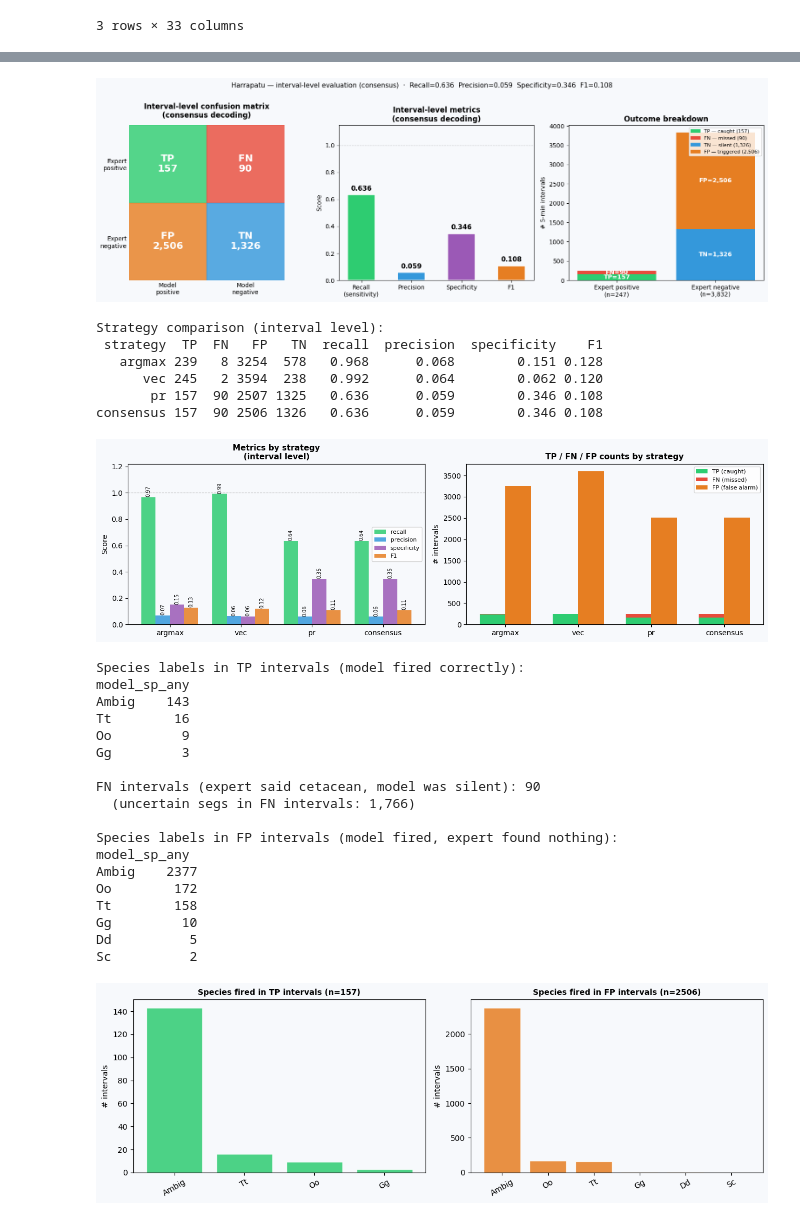
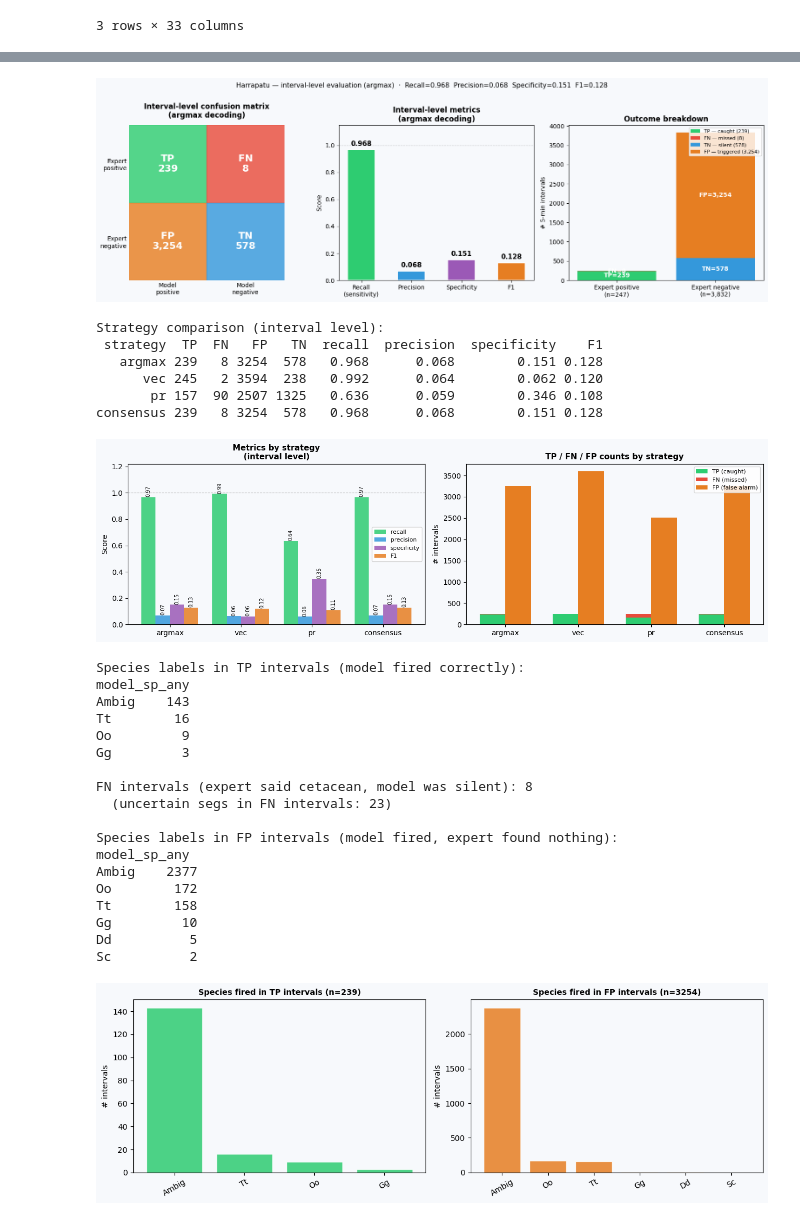
Before and after one commit to miriampaula/cet-det, a Jupyter notebook: inference/inference_harrapatu/comparison/harrapatu_wav_eval.ipynb, the cells around one changed output, grey strips where cells are left out. Saved outputs shown, nothing was run; the diff lists cells and outputs as text; code cells hidden in the pictures.

Commit message:
consensus -> argmax for harrapatu

```diff
--- a/inference/inference_harrapatu/comparison/harrapatu_wav_eval.ipynb
+++ b/inference/inference_harrapatu/comparison/harrapatu_wav_eval.ipynb
@@ -422,3 +424,34 @@ Saved segment-level inspector CSV → harrapatu_comparison_5min_v1_segments.csv
 | 1 | 6338.251010055958.wav | 251010055958 | 1 | 5.0 | background | background | background | background | 3.220333e-08 | ... |
 | 2 | 6338.251010055958.wav | 251010055958 | 2 | 10.0 | background | background | background | background | 3.921767e-05 | ... |
 3 rows × 33 columns
+# %%
+# ── 3b. Promote argmax as the operating strategy ──────────────────────────────
+# Cell 3 showed all three strategies; argmax is chosen as the operating point
+# (best recall, no silent-rejection pathology from miscalibrated PR thresholds).
+# All downstream cells (B, C, E, F) use TP/FN/FP/TN from argmax from here on.
+
+ivl['outcome'] = ivl.apply(
+    lambda row: (
+        'TP' if row['exp_positive']  and row['model_pos_argmax'] else
+        'FN' if row['exp_positive']  and not row['model_pos_argmax'] else
+        'FP' if not row['exp_positive'] and row['model_pos_argmax'] else
+        'TN'
+    ), axis=1
+)
+ivl['model_positive'] = ivl['model_pos_argmax']
+
+cts = ivl['outcome'].value_counts()
+TP = int(cts.get('TP', 0)); FN = int(cts.get('FN', 0))
+FP = int(cts.get('FP', 0)); TN = int(cts.get('TN', 0))
+
+recall      = TP / (TP + FN) if (TP + FN) else float('nan')
+precision   = TP / (TP + FP) if (TP + FP) else float('nan')
+specificity = TN / (TN + FP) if (TN + FP) else float('nan')
+f1 = 2*precision*recall / (precision+recall) if (precision and recall) else float('nan')
+
+print(f"Operating strategy: argmax\n")
+print(f"  TP = {TP:,}   FN = {FN:,}   FP = {FP:,}   TN = {TN:,}")
+print(f"\n  Recall      : {recall:.3f}")
+print(f"  Precision   : {precision:.3f}")
+print(f"  Specificity : {specificity:.3f}")
+print(f"  F1          : {f1:.3f}")
@@ -444,7 +486,7 @@ for r in range(2):
 ax.set_xticks([0.5, 1.5]); ax.set_yticks([0.5, 1.5])
 ax.set_xticklabels(['Model\npositive', 'Model\nnegative'], fontsize=10)
 ax.set_yticklabels(['Expert\nnegative', 'Expert\npositive'], fontsize=10)
-ax.set_title('Interval-level confusion matrix\n(consensus decoding)', fontsize=12, fontweight='bold', pad=12)
+ax.set_title('Interval-level confusion matrix\n(argmax decoding)', fontsize=12, fontweight='bold', pad=12)
 ax.tick_params(length=0)
 for spine in ax.spines.values(): spine.set_visible(False)
 
@@ -456,38 +498,38 @@ mc = ['#2ecc71', '#3498db', '#9b59b6', '#e67e22']
 bars = ax.bar(list(metrics), list(metrics.values()), color=mc,
               edgecolor='white', linewidth=1.2, width=0.55)
 ax.set_ylim(0, 1.15); ax.set_ylabel('Score', fontsize=10)
-ax.set_title('Interval-level metrics\n(consensus decoding)', fontsize=12, fontweight='bold')
+ax.set_title('Interval-level metrics\n(argmax decoding)', fontsize=12, fontweight='bold')
 ax.axhline(1.0, ls='--', lw=0.8, color='#aaa')
 for bar, val in zip(bars, metrics.values()):
     lbl = f'{val:.3f}' if not np.isnan(val) else 'n/a'
     ax.text(bar.get_x()+bar.get_width()/2, (val if not np.isnan(val) else 0)+0.02,
             lbl, ha='center', va='bottom', fontsize=11, fontweight='bold')
 ax.set_facecolor('#f7f9fc')
 
 # ── (3) Stacked outcome bars ──────────────────────────────────────────────────
 ax = axes[2]
 pos_lbl = f'Expert positive\n(n={TP+FN:,})'
 neg_lbl = f'Expert negative\n(n={TN+FP:,})'
 ax.bar([pos_lbl], [TP],  color='#2ecc71', label=f'TP — caught ({TP:,})')
 ax.bar([pos_lbl], [FN],  bottom=[TP], color='#e74c3c', label=f'FN — missed ({FN:,})')
 ax.bar([neg_lbl], [TN],  color='#3498db', label=f'TN — silent ({TN:,})')
 ax.bar([neg_lbl], [FP],  bottom=[TN], color='#e67e22', label=f'FP — triggered ({FP:,})')
 for xpos, bot, val, lbl in [(0, TP/2, TP, f'TP={TP:,}'), (0, TP+FN/2, FN, f'FN={FN:,}'),
                              (1, TN/2, TN, f'TN={TN:,}'), (1, TN+FP/2, FP, f'FP={FP:,}')]:
     if val > 0:
         ax.text(xpos, bot, lbl, ha='center', va='center', color='white', fontweight='bold')
 ax.set_ylabel('# 5-min intervals', fontsize=10)
 ax.set_title('Outcome breakdown', fontsize=12, fontweight='bold')
 ax.legend(loc='upper right', fontsize=8)
 ax.set_facecolor('#f7f9fc')
 
-plt.suptitle(f'Harrapatu — interval-level evaluation (consensus)  ·  '
+plt.suptitle(f'Harrapatu — interval-level evaluation (argmax)  ·  '
              f'Recall={recall:.3f}  Precision={precision:.3f}  Specificity={specificity:.3f}  F1={f1:.3f}',
              fontsize=11, y=1.02)
 plt.tight_layout()
 plt.show()
 # %% [output]
-[figure, old version]
+[figure, new version]
 # %%
 # ── C. Strategy comparison ────────────────────────────────────────────────────
 # Compare recall / precision / F1 across the four strategies at interval level.
@@ -547,8 +589,8 @@ Strategy comparison (interval level):
    argmax 239   8 3254  578   0.968      0.068        0.151 0.128
       vec 245   2 3594  238   0.992      0.064        0.062 0.120
        pr 157  90 2507 1325   0.636      0.059        0.346 0.108
-consensus 157  90 2506 1326   0.636      0.059        0.346 0.108
+consensus 239   8 3254  578   0.968      0.068        0.151 0.128
-[figure, old version]
+[figure, new version]
 # %%
 # ── D. Model species breakdown on positive intervals ─────────────────────────
 # The expert only labelled T. truncatus, so we can't do a per-species expert
@@ -599,8 +641,8 @@ Tt        16
 Oo         9
 Gg         3
 
-FN intervals (expert said cetacean, model was silent): 90
-  (uncertain segs in FN intervals: 1,766)
+FN intervals (expert said cetacean, model was silent): 8
+  (uncertain segs in FN intervals: 23)
 
 Species labels in FP intervals (model fired, expert found nothing):
 model_sp_any
```
Also changed, not shown: parts of 4 cells of this notebook.
